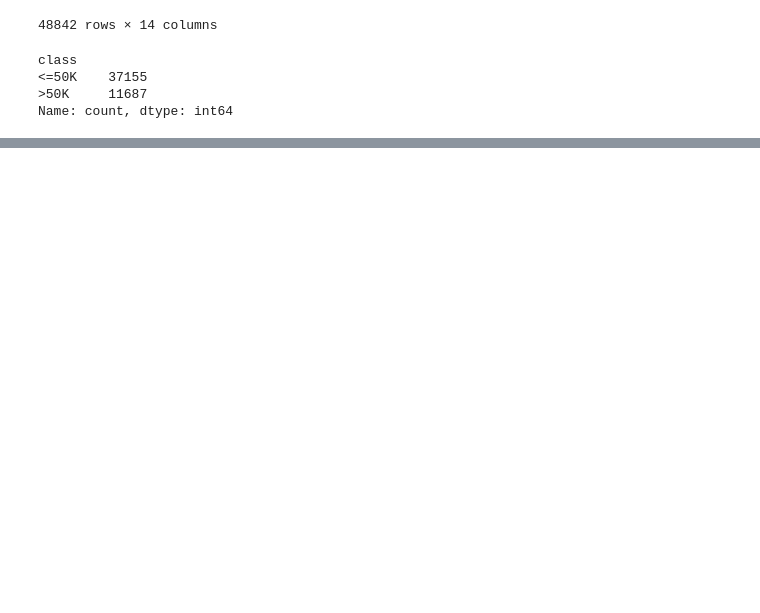
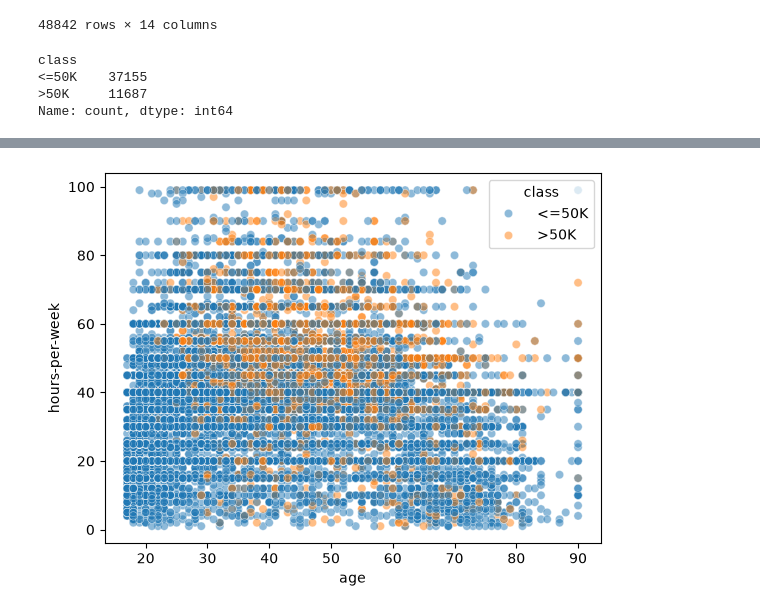
Before and after one commit to tanjoash/no-ai-data-science, a Jupyter notebook: 01-Scikit-learn-ML/01-predictive-modelling-pipeline/01-explore.ipynb, the cells around one changed output, grey strips where cells are left out. Saved outputs shown, nothing was run; the diff lists cells and outputs as text; code cells hidden in the pictures; blank space fills up the shorter version.

```diff
--- a/01-Scikit-learn-ML/01-predictive-modelling-pipeline/01-explore.ipynb
+++ b/01-Scikit-learn-ML/01-predictive-modelling-pipeline/01-explore.ipynb
@@ -32,0 +140,10 @@ Name: count, dtype: int64
+# %%
+_ = sns.scatterplot(
+    x="age",
+    y="hours-per-week",
+    data=adult_census,
+    hue=target_column,
+    alpha=0.5,
+)
+# %% [output]
+[figure, added]
```
Also changed, not shown: parts of 15 cells of this notebook, 5 other files.
